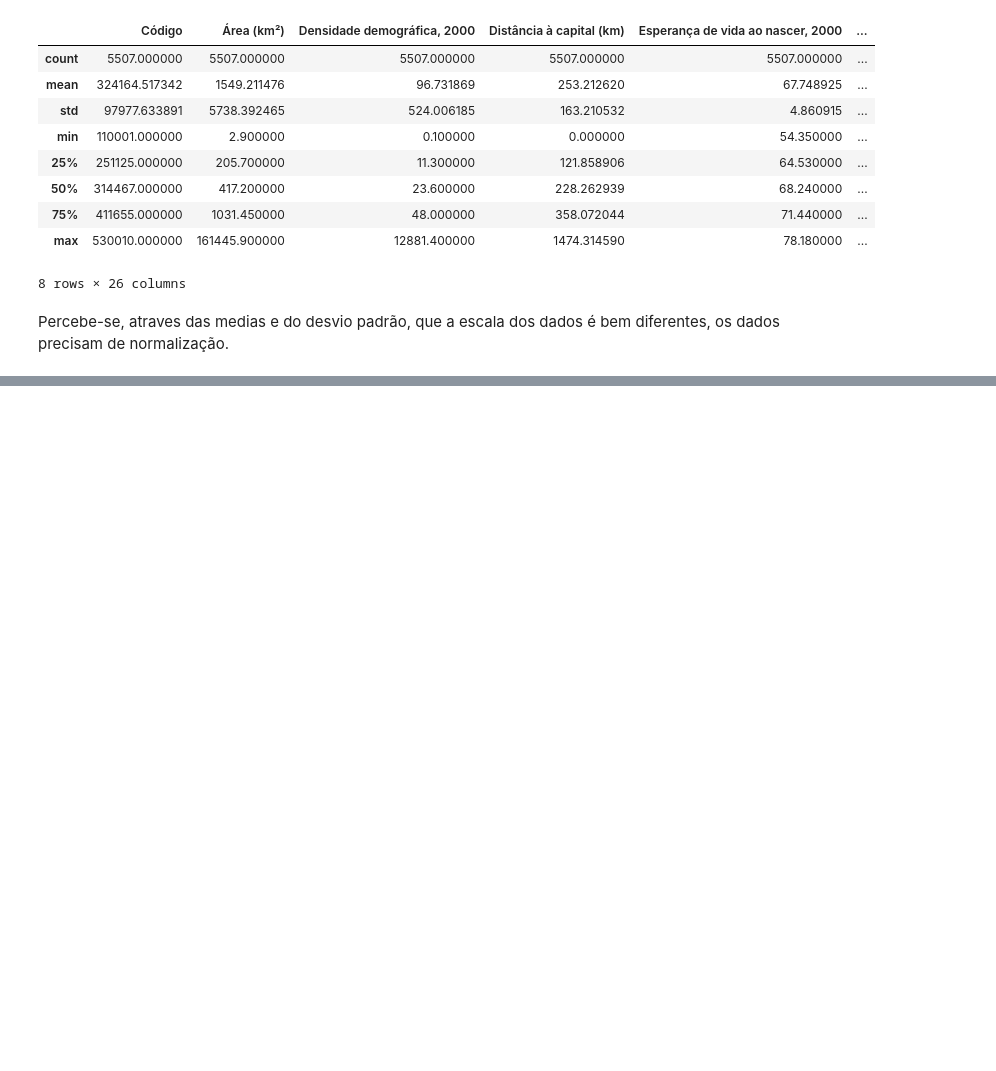
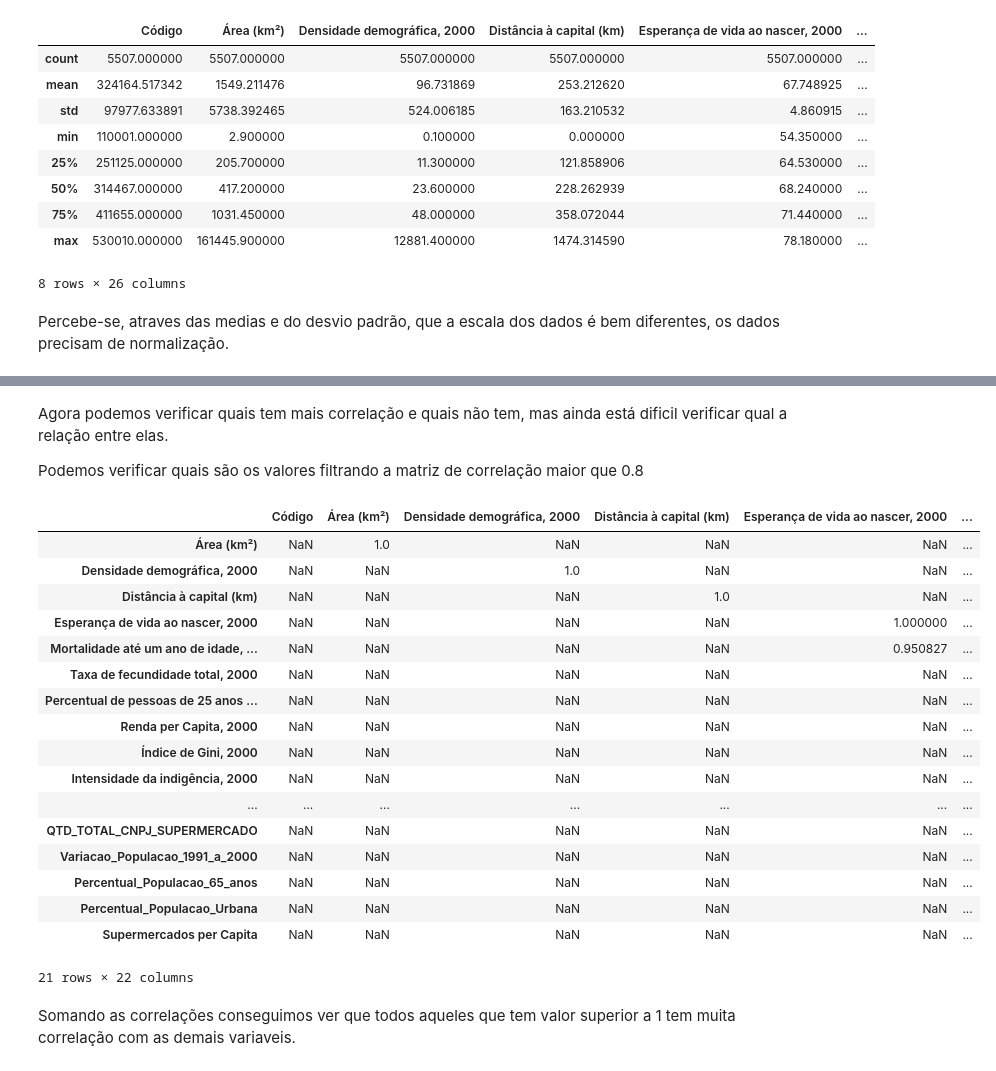
Before and after one commit to danielvolponi/case_plusoft_supermercado, a Jupyter notebook: notebooks/02_Analise_Exploratoria_de_Dados.ipynb, the cells around one changed output, grey strips where cells are left out. Saved outputs shown, nothing was run; the diff lists cells and outputs as text; code cells hidden in the pictures; blank space fills up the shorter version.

```diff
--- a/notebooks/02_Analise_Exploratoria_de_Dados.ipynb
+++ b/notebooks/02_Analise_Exploratoria_de_Dados.ipynb
@@ -105,0 +159,29 @@ plt.show()
+# %% [markdown]
+Agora podemos verificar quais tem mais correlação e quais não tem, mas ainda está dificil verificar qual a relação entre elas.
+
+Podemos verificar quais são os valores filtrando a matriz de correlação maior que 0.8
+# %%
+matriz_correlacao_v1 = matriz_correlacao.abs()
+matriz_correlacao_v1 = matriz_correlacao_v1[matriz_correlacao_v1>0.95]
+matriz_correlacao_v1
+# %% [output]
+|  | Código | Área (km²) | Densidade demográfica, 2000 | Distância à capital (km) | Esperança de vida ao nascer, 2000 | ... |
+| Área (km²) | NaN | 1.0 | NaN | NaN | NaN | ... |
+| Densidade demográfica, 2000 | NaN | NaN | 1.0 | NaN | NaN | ... |
+| Distância à capital (km) | NaN | NaN | NaN | 1.0 | NaN | ... |
+| Esperança de vida ao nascer, 2000 | NaN | NaN | NaN | NaN | 1.000000 | ... |
+| Mortalidade até um ano de idade, ... | NaN | NaN | NaN | NaN | 0.950827 | ... |
+| Taxa de fecundidade total, 2000 | NaN | NaN | NaN | NaN | NaN | ... |
+| Percentual de pessoas de 25 anos ... | NaN | NaN | NaN | NaN | NaN | ... |
+| Renda per Capita, 2000 | NaN | NaN | NaN | NaN | NaN | ... |
+| Índice de Gini, 2000 | NaN | NaN | NaN | NaN | NaN | ... |
+| Intensidade da indigência, 2000 | NaN | NaN | NaN | NaN | NaN | ... |
+| ... | ... | ... | ... | ... | ... | ... |
+| QTD_TOTAL_CNPJ_SUPERMERCADO | NaN | NaN | NaN | NaN | NaN | ... |
+| Variacao_Populacao_1991_a_2000 | NaN | NaN | NaN | NaN | NaN | ... |
+| Percentual_Populacao_65_anos | NaN | NaN | NaN | NaN | NaN | ... |
+| Percentual_Populacao_Urbana | NaN | NaN | NaN | NaN | NaN | ... |
+| Supermercados per Capita | NaN | NaN | NaN | NaN | NaN | ... |
+21 rows × 22 columns
+# %% [markdown]
+Somando as correlações conseguimos ver que todos aqueles que tem valor superior a 1 tem muita correlação com as demais variaveis.
```
Also changed, not shown: parts of 16 cells of this notebook, 2 other files.
